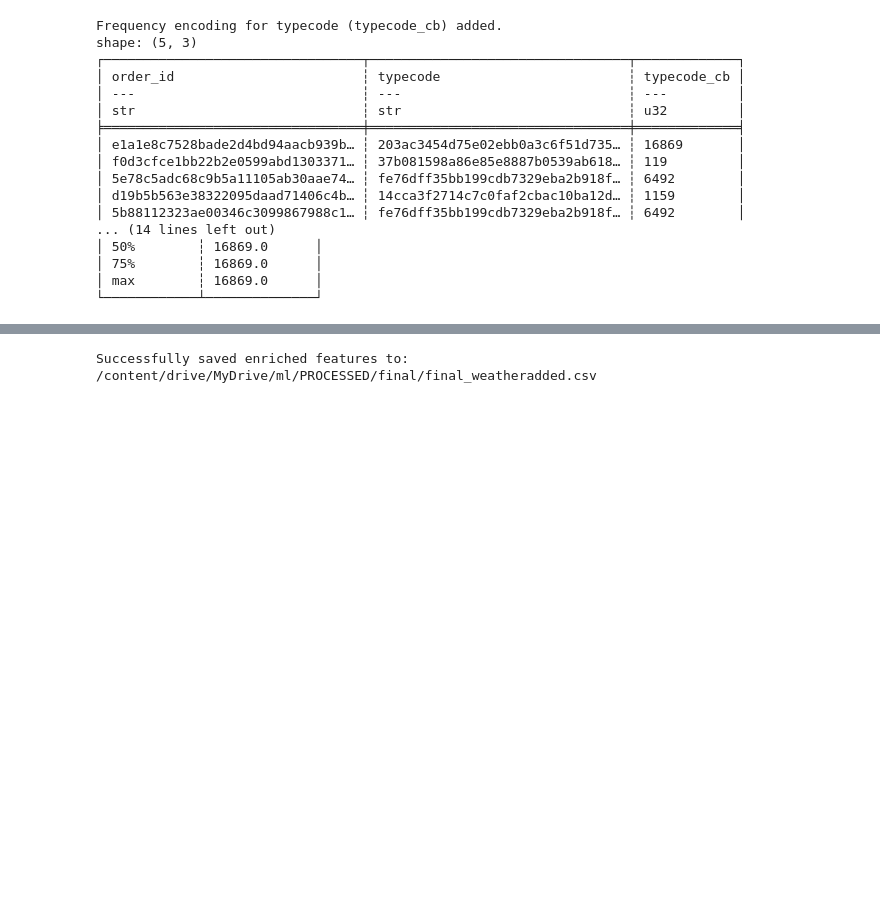
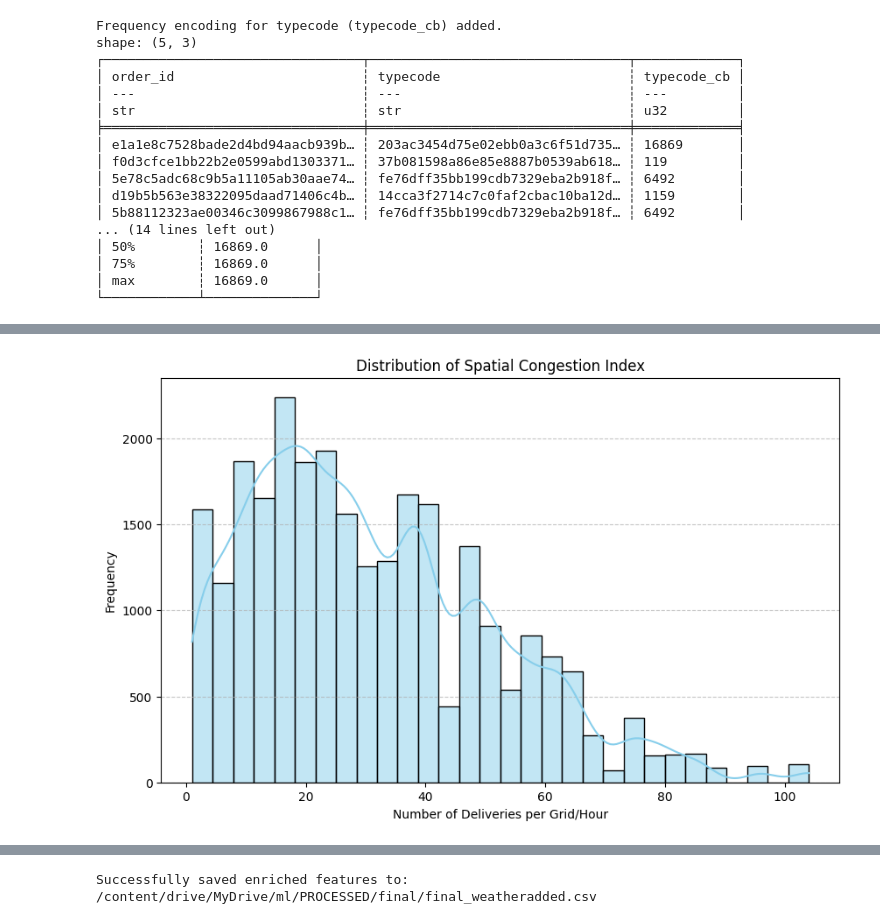
Before and after one commit to aymuos/starship, a Jupyter notebook: fundamental_EDA/feature_creator.ipynb, the cells around one changed output, grey strips where cells are left out. Cells and saved outputs as stored; diff of their text form; code cells hidden in the pictures; blank space fills up the shorter version.

Commit message:
Add spatial features

```diff
--- a/fundamental_EDA/feature_creator.ipynb
+++ b/fundamental_EDA/feature_creator.ipynb
@@ -1998,0 +2009,46 @@ shape: (5, 3)
+# %%
+GRID_SIZE = 500
+
+features = features.with_columns([
+    (pl.col("receipt_lng") // GRID_SIZE).alias("grid_x"),
+    (pl.col("receipt_lat") // GRID_SIZE).alias("grid_y")
+])
+
+
+# hourly time window
+
+features = features.with_columns(
+    pl.col("receipt_time").dt.truncate("1h").alias("time_window")
+)
+
+# spi calculation
+spatial_congestion = (
+    features
+    .group_by(["grid_x","grid_y","time_window"])
+    .len()
+    .rename({"len":"spatial_congestion_index"})
+)
+
+
+# add back
+
+features = features.join(
+    spatial_congestion,
+    on=["grid_x","grid_y","time_window"],
+    how="left"
+)
+# %%
+import matplotlib.pyplot as plt
+import seaborn as sns
+
+plt.figure(figsize=(10, 6))
+sns.histplot(features['spatial_congestion_index'], bins=30, kde=True, color='skyblue')
+
+plt.title('Distribution of Spatial Congestion Index')
+plt.xlabel('Number of Deliveries per Grid/Hour')
+plt.ylabel('Frequency')
+plt.grid(axis='y', linestyle='--', alpha=0.7)
+
+plt.show()
+# %% [output]
+[figure, added]
```
Also changed, not shown: parts of 5 cells of this notebook.
